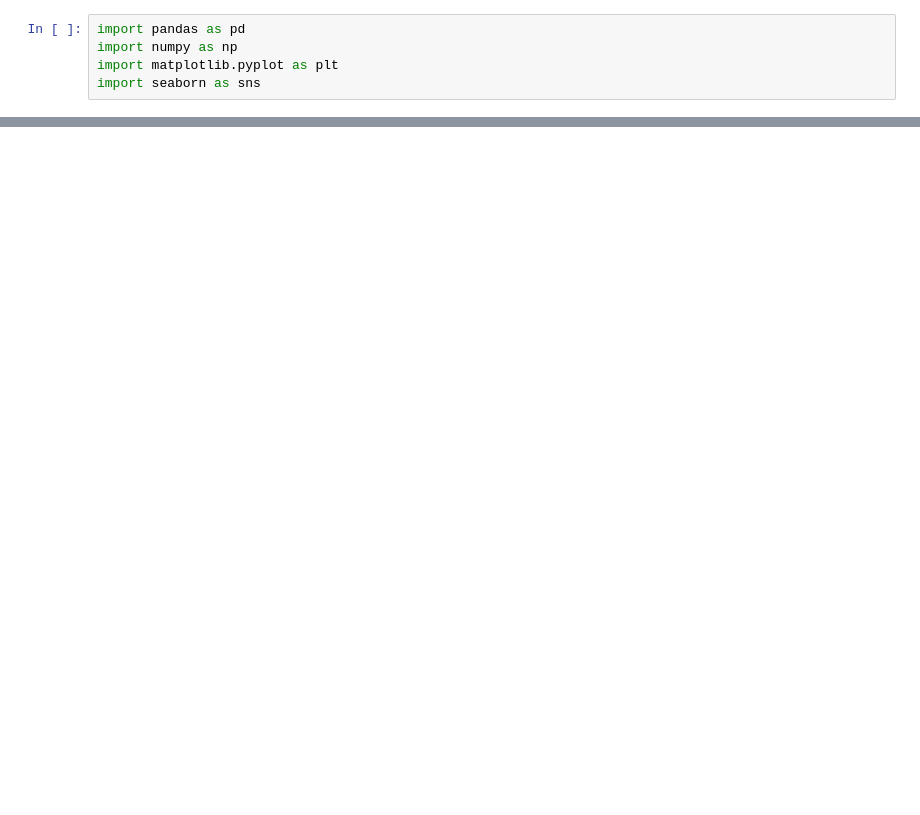
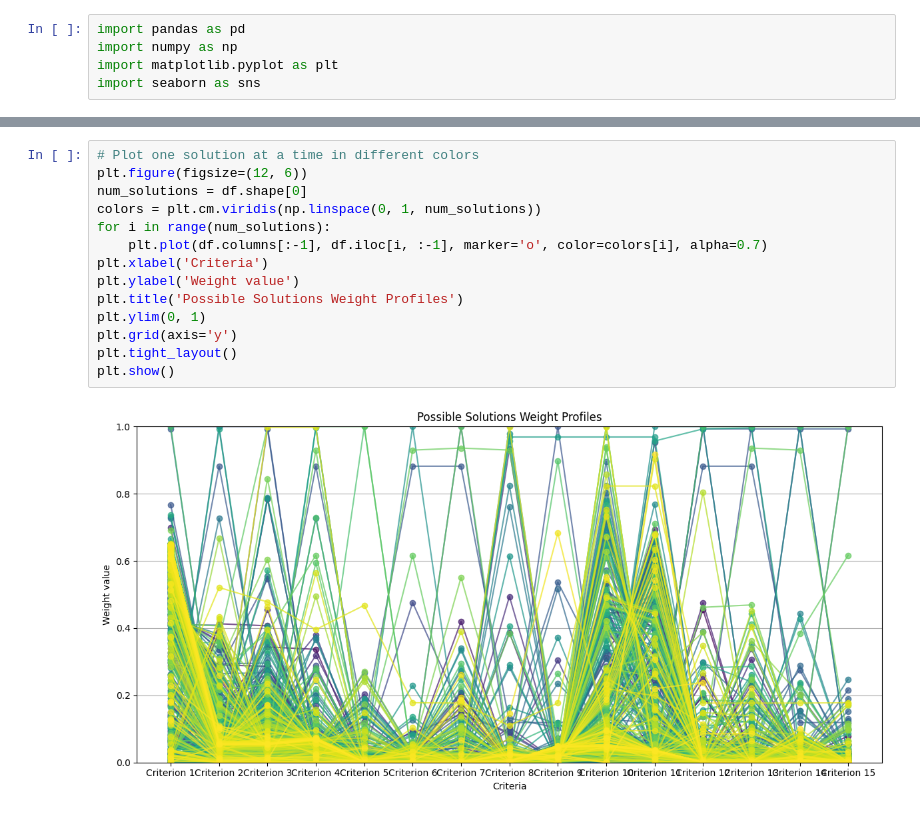
Before and after one commit to simo-pagliu/Master-Thesis, a Jupyter notebook: UP-MAVT/plot_possible_solutions.ipynb, the cells around one changed output, grey strips where cells are left out. Drawn from its saved outputs; the diff is of its cells as text; blank space fills up the shorter version.

```diff
--- a/UP-MAVT/plot_possible_solutions.ipynb
+++ b/UP-MAVT/plot_possible_solutions.ipynb
@@ -45,0 +62,16 @@ plt.show()
+# %%
+# Plot one solution at a time in different colors
+plt.figure(figsize=(12, 6))
+num_solutions = df.shape[0]
+colors = plt.cm.viridis(np.linspace(0, 1, num_solutions))
+for i in range(num_solutions):
+    plt.plot(df.columns[:-1], df.iloc[i, :-1], marker='o', color=colors[i], alpha=0.7)
+plt.xlabel('Criteria')
+plt.ylabel('Weight value')
+plt.title('Possible Solutions Weight Profiles')
+plt.ylim(0, 1)
+plt.grid(axis='y')
+plt.tight_layout()
+plt.show()
+# %% [output]
+[figure, added]
```
Also changed, not shown: parts of 3 cells of this notebook, 8 other files.
